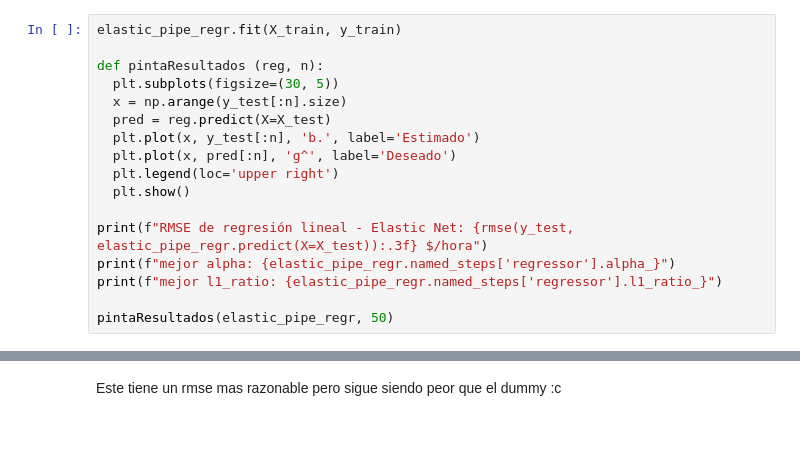
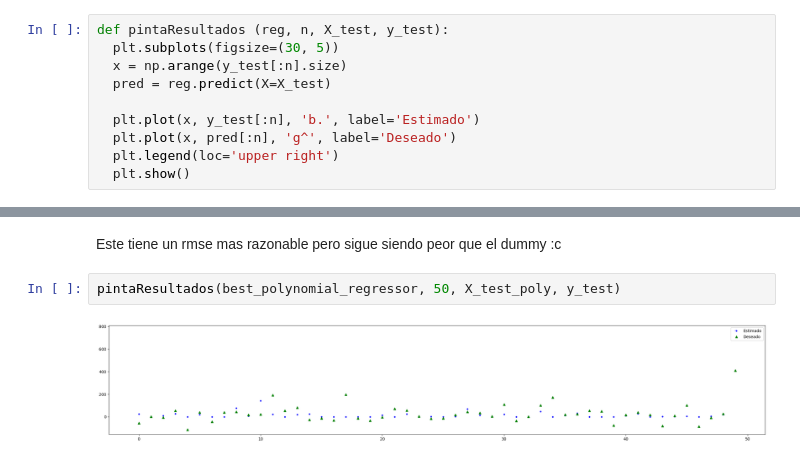
Before and after one commit to seniorbeto/Grupo04_Practica1, a Jupyter notebook: Notebook_1.ipynb, the cells around one changed output, grey strips where cells are left out. Cells and saved outputs as stored; diff of their text form; blank space fills up the shorter version.

```diff
--- a/Notebook_1.ipynb
+++ b/Notebook_1.ipynb
@@ -356,19 +356,12 @@ X = wind_ava.drop(columns='cape.13')
 y = wind_ava['cape.13']
 X_train, X_test, y_train, y_test = train_test_split(X, y, test_size=0.33, random_state=SEED)
 # %%
-elastic_pipe_regr.fit(X_train, y_train)
-
-def pintaResultados (reg, n):
+def pintaResultados (reg, n, X_test, y_test):
   plt.subplots(figsize=(30, 5))
   x = np.arange(y_test[:n].size)
   pred = reg.predict(X=X_test)
+
   plt.plot(x, y_test[:n], 'b.', label='Estimado')
   plt.plot(x, pred[:n], 'g^', label='Deseado')
   plt.legend(loc='upper right')
   plt.show()
-
-print(f"RMSE de regresión lineal - Elastic Net: {rmse(y_test, elastic_pipe_regr.predict(X=X_test)):.3f} $/hora")
-print(f"mejor alpha: {elastic_pipe_regr.named_steps['regressor'].alpha_}")
-print(f"mejor l1_ratio: {elastic_pipe_regr.named_steps['regressor'].l1_ratio_}")
-
-pintaResultados(elastic_pipe_regr, 50)
@@ -489,3 +482,7 @@ RMSE de regresión polinómica sin eliminar variables correlacionadas: 83.117375
 Mejor grado polinómico: 2
 # %% [markdown]
 Este tiene un rmse mas razonable pero sigue siendo peor que el dummy :c
+# %%
+pintaResultados(best_polynomial_regressor, 50, X_test_poly, y_test)
+# %% [output]
+[figure, added]
```
Also changed, not shown: parts of 2 cells of this notebook.
